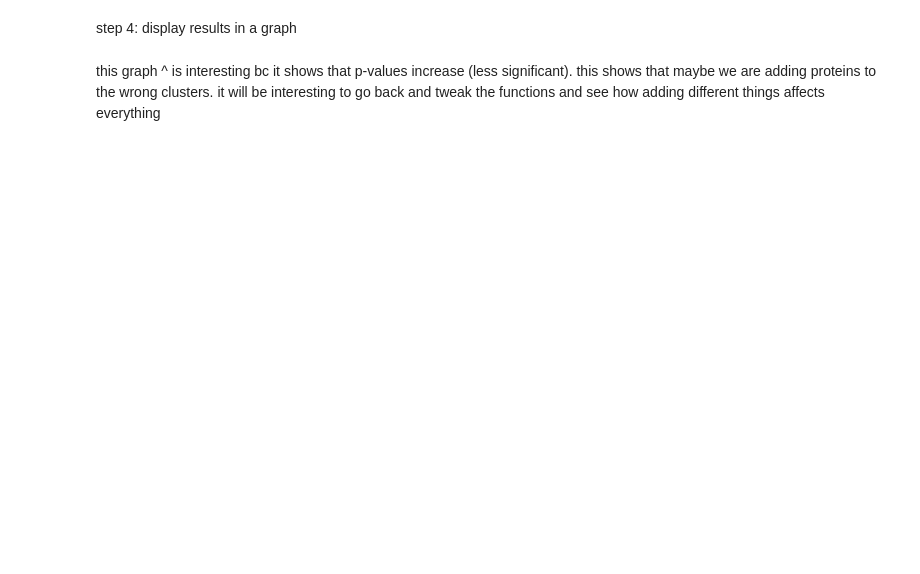
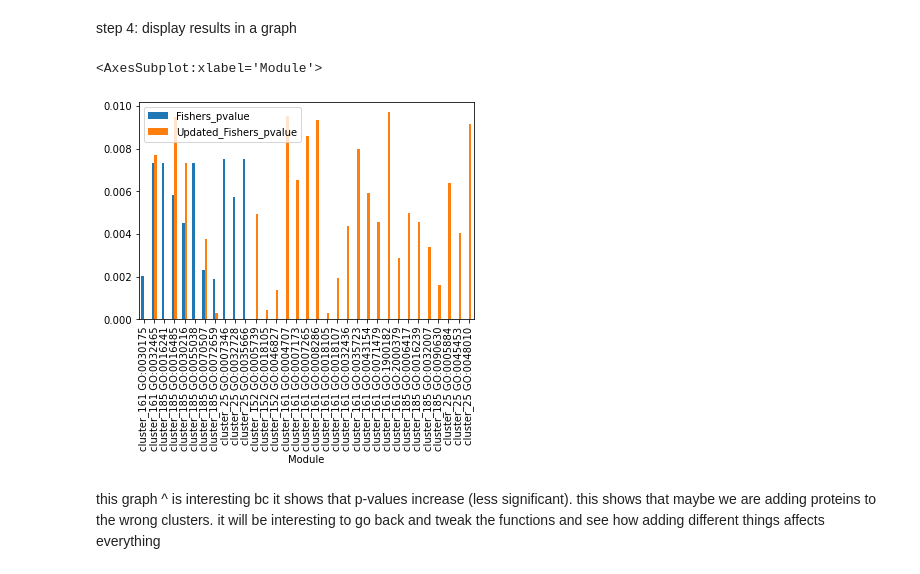
Before and after one commit to chrlatte/ClusteringWithDSD, a Jupyter notebook: src/analysis_notebook.ipynb, the cells around one changed output. Drawn from its saved outputs; the diff is of its cells as text; code cells hidden in the pictures; blank space fills up the shorter version.

Commit message:
results

```diff
--- a/src/analysis_notebook.ipynb
+++ b/src/analysis_notebook.ipynb
@@ -148,5 +178,8 @@ import matplotlib.pyplot as plt
 # %%
-results_df.plot(x="Module", y=["Fishers_pvalue", "Updated_Fishers_pvalue"], kind="bar")
+results_df_1.plot(x="Module", y=["Fishers_pvalue", "Updated_Fishers_pvalue"], kind="bar")
+# %% [output]
+<AxesSubplot:xlabel='Module'>
+[figure, added]
 # %%
 changes_df = (results_df.copy()).dropna(axis=0)
 # %%
```
Also changed, not shown: parts of 8 cells of this notebook.
